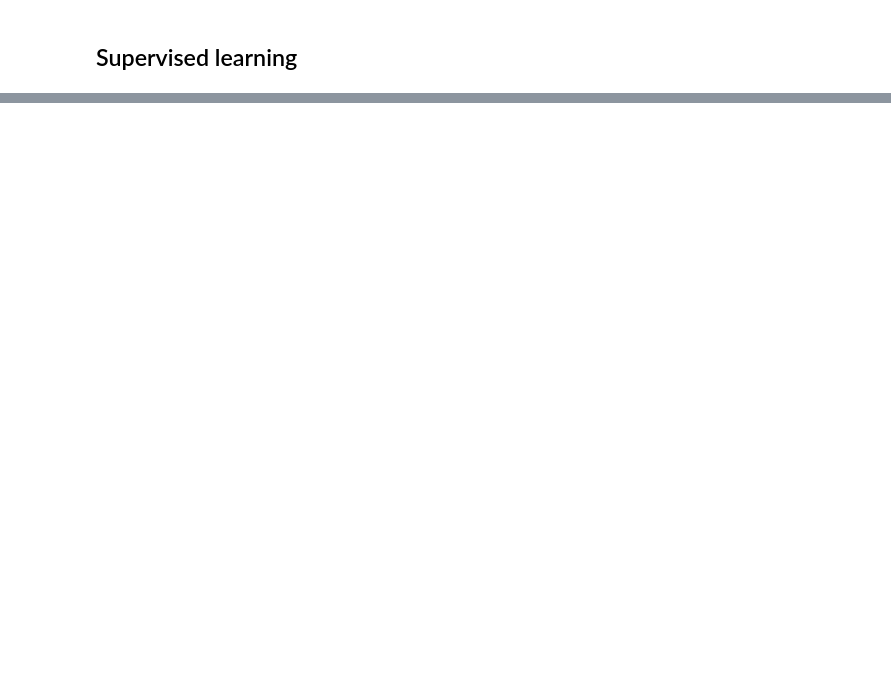
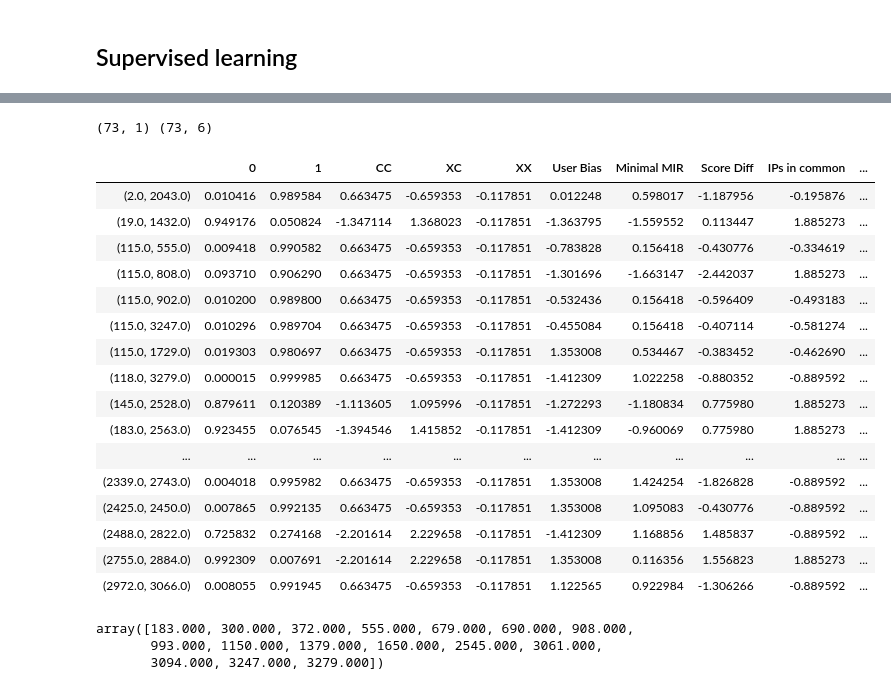
Before and after one commit to vabichequer/cheatersdemise, a Jupyter notebook: SuspiciousPatternId/MainCD.ipynb, the cells around one changed output, grey strips where cells are left out. Saved outputs shown, nothing was run; the diff lists cells and outputs as text; code cells hidden in the pictures; blank space fills up the shorter version.

```diff
--- a/SuspiciousPatternId/MainCD.ipynb
+++ b/SuspiciousPatternId/MainCD.ipynb
@@ -817,16 +838,23 @@ CC = uip[:, 0]
 XC = uip[:, 1]
 XX = uip[:, 2]
 MIR = [min(pair[0], pair[1]) for pair in mu]
-ScoreDif = abs(user_score_difference[:, 0])
+ScoreDif = user_score_difference[:, 0]
 #IPs = np.asarray([i / j  for i, j in zip(ips_in_common_temp, total_exercises_under_tol)])
 IPs = np.asarray(ips_in_common_temp)
 UB = user_bias_array
 #TE = total_exercises_under_tol
 
+ix = user_bias_array<0
+
+UB[ix] = -UB[ix]
+ScoreDif[ix] = -ScoreDif[ix]
+
 MIR = np.asarray(MIR)
 
-dict_var = {'CC':CC, 'XC':XC, 'XX':XX, 'User Bias':UB, 'Minimal MIR':MIR, 'Score Diff':ScoreDif,
+dict_var = {'CC':CC, 'XC':XC, 'User Bias':UB, 'Minimal MIR':MIR, 'Score Diff':ScoreDif,
             'IPs in common':IPs}
+#dict_var = {'CC':CC, 'XX':XX, 'User Bias':UB, 'Minimal MIR':MIR, 'Score Diff':ScoreDif,
+#            'IPs in common':IPs}
 
 for key, value in dict_var.items():
     print(key, len(value), value.shape)
@@ -838,12 +866,13 @@ names = x.columns
 # Create the Scaler object
 scaler = preprocessing.StandardScaler()
 # Fit your data on the scaler object
+x.index = user_pairs_copy
+x=x[:-1]
+
 scaled_x = scaler.fit_transform(x)
 scaled_x = pd.DataFrame(scaled_x, columns=names)
 
-x.index = user_pairs_copy
-
 pd.set_option('display.max_rows', len(x))
 #x.drop(x.tail(1).index,inplace=True)
-x
+x.shape
 # %% [output]
@@ -888,4 +885,0 @@ correlation
-# %%
-scaled_x.pop('XC')
-x.pop('XC')
-scaled_x
@@ -1031,0 +1051,41 @@ This model can differentiate harvesters (0) from collaborators (1) with an accur
+# %%
+df_results = pd.read_csv('results_dump.csv', index_col=0, header=None)
+df_results.fillna('', inplace=True)
+
+df_X = pd.read_csv('X_dump.csv', index_col=0, header=None)
+df_X.fillna('', inplace=True)
+# %%
+print(np.shape(df_results), np.shape(df_X))
+# %% [output]
+(73, 1) (73, 6)
+# %%
+df_classes = pd.concat([df_results.reset_index(), df_X.reset_index()], axis=1)
+df_classes.columns = ['0', '1', 'CC', 'XC', 'XX', 'User Bias', 'Minimal MIR', 'Score Diff', 'IPs in common']
+df_classes['Clustering labels'] = kmeans.labels_
+#df_classes = df_classes.sort_values(by =['CC', 'XC', 'User Bias', 'Minimal MIR', 'Score Diff', 'IPs in common'])
+scaled_x.index = x.index
+#scaled_x = scaled_x.sort_values(by =['CC', 'XC', 'User Bias', 'Minimal MIR', 'Score Diff', 'IPs in common'])
+df_classes.index = scaled_x.index
+indexes = x.index
+indexes = sorted(indexes,key=lambda x: x[0])
+df_classes = df_classes.reindex(index=indexes)
+# %%
+df_classes
+# %% [output]
+|  | 0 | 1 | CC | XC | XX | User Bias | Minimal MIR | Score Diff | IPs in common | ... |
+| (2.0, 2043.0) | 0.010416 | 0.989584 | 0.663475 | -0.659353 | -0.117851 | 0.012248 | 0.598017 | -1.187956 | -0.195876 | ... |
+| (19.0, 1432.0) | 0.949176 | 0.050824 | -1.347114 | 1.368023 | -0.117851 | -1.363795 | -1.559552 | 0.113447 | 1.885273 | ... |
+| (115.0, 555.0) | 0.009418 | 0.990582 | 0.663475 | -0.659353 | -0.117851 | -0.783828 | 0.156418 | -0.430776 | -0.334619 | ... |
+| (115.0, 808.0) | 0.093710 | 0.906290 | 0.663475 | -0.659353 | -0.117851 | -1.301696 | -1.663147 | -2.442037 | 1.885273 | ... |
+| (115.0, 902.0) | 0.010200 | 0.989800 | 0.663475 | -0.659353 | -0.117851 | -0.532436 | 0.156418 | -0.596409 | -0.493183 | ... |
+| (115.0, 3247.0) | 0.010296 | 0.989704 | 0.663475 | -0.659353 | -0.117851 | -0.455084 | 0.156418 | -0.407114 | -0.581274 | ... |
+| (115.0, 1729.0) | 0.019303 | 0.980697 | 0.663475 | -0.659353 | -0.117851 | 1.353008 | 0.534467 | -0.383452 | -0.462690 | ... |
+| (118.0, 3279.0) | 0.000015 | 0.999985 | 0.663475 | -0.659353 | -0.117851 | -1.412309 | 1.022258 | -0.880352 | -0.889592 | ... |
+| (145.0, 2528.0) | 0.879611 | 0.120389 | -1.113605 | 1.095996 | -0.117851 | -1.272293 | -1.180834 | 0.775980 | 1.885273 | ... |
+| (183.0, 2563.0) | 0.923455 | 0.076545 | -1.394546 | 1.415852 | -0.117851 | -1.412309 | -0.960069 | 0.775980 | 1.885273 | ... |
+| ... | ... | ... | ... | ... | ... | ... | ... | ... | ... | ... |
+| (2339.0, 2743.0) | 0.004018 | 0.995982 | 0.663475 | -0.659353 | -0.117851 | 1.353008 | 1.424254 | -1.826828 | -0.889592 | ... |
+| (2425.0, 2450.0) | 0.007865 | 0.992135 | 0.663475 | -0.659353 | -0.117851 | 1.353008 | 1.095083 | -0.430776 | -0.889592 | ... |
+| (2488.0, 2822.0) | 0.725832 | 0.274168 | -2.201614 | 2.229658 | -0.117851 | -1.412309 | 1.168856 | 1.485837 | -0.889592 | ... |
+| (2755.0, 2884.0) | 0.992309 | 0.007691 | -2.201614 | 2.229658 | -0.117851 | 1.353008 | 0.116356 | 1.556823 | 1.885273 | ... |
+| (2972.0, 3066.0) | 0.008055 | 0.991945 | 0.663475 | -0.659353 | -0.117851 | 1.122565 | 0.922984 | -1.306266 | -0.889592 | ... |
@@ -1032,3 +1102,17 @@ This model can differentiate harvesters (0) from collaborators (1) with an accur
+# %%
+total = []
+
+indexes = np.asarray(indexes)
+
+count_x = np.unique(indexes, return_counts=True)
+
+sum(count_x[1] > 1)
+
+count_x[0][count_x[1][:] == 2]
+# %% [output]
+array([183.000, 300.000, 372.000, 555.000, 679.000, 690.000, 908.000,
+       993.000, 1150.000, 1379.000, 1650.000, 2545.000, 3061.000,
+       3094.000, 3247.000, 3279.000])
 # %%
 x = np.array([1, 2, 5, 10])
 y = np.array([1, 0.97, 0.95, 0.96]) # Effectively y = x**2
```
Also changed, not shown: parts of 37 cells of this notebook, 35 other files.
